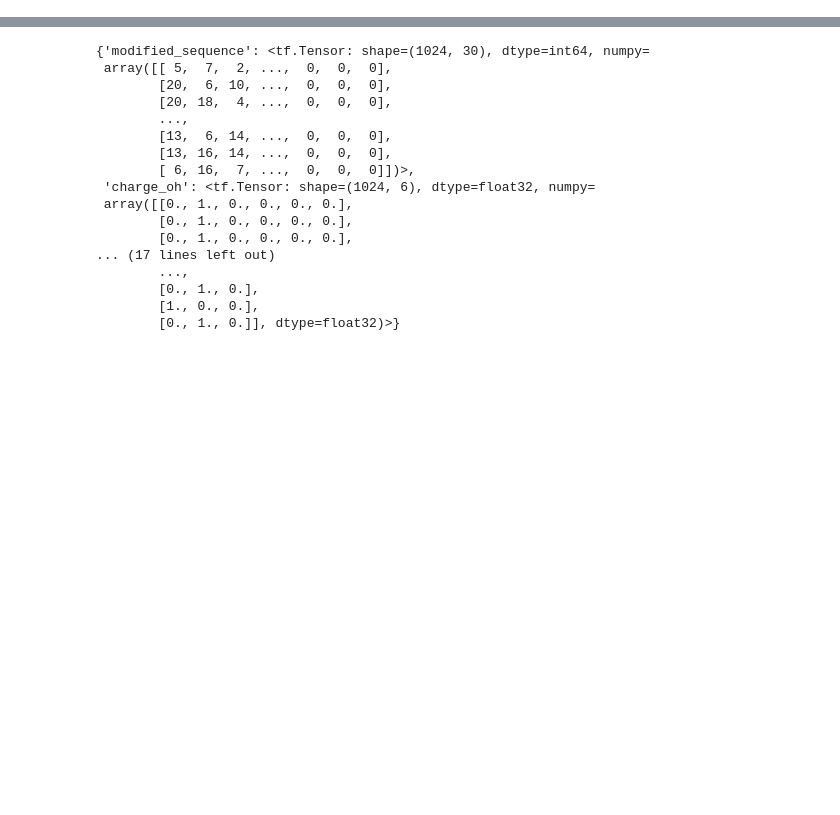
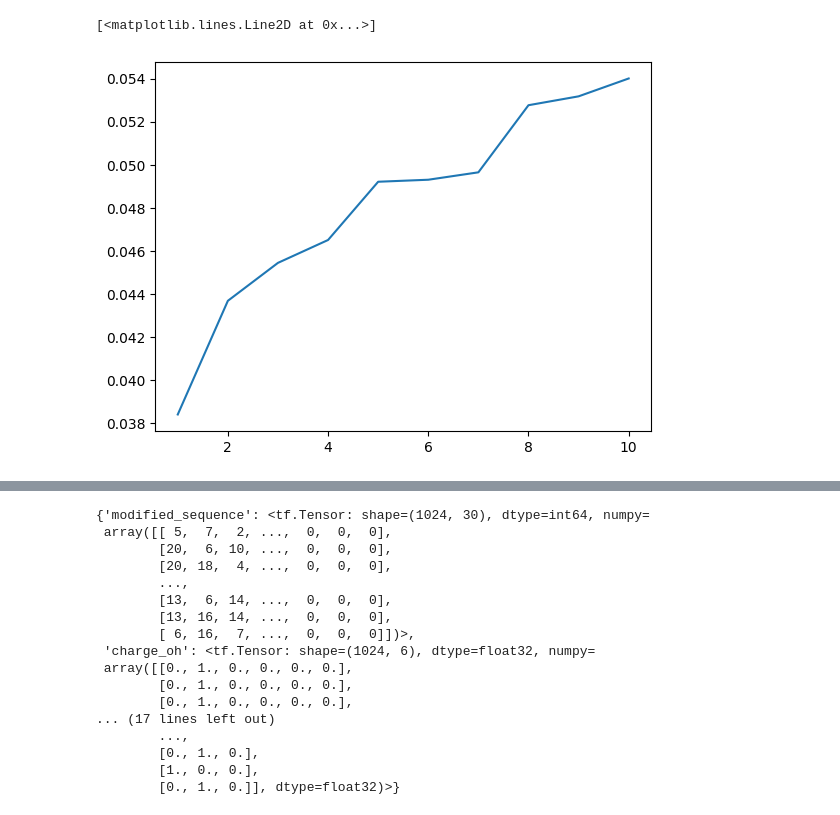
Before and after one commit to Elizabeth-Flx/dlomix-astral, a Jupyter notebook: model_evaluation.ipynb, the cells around one changed output, grey strips where cells are left out. Saved outputs shown, nothing was run; the diff lists cells and outputs as text; code cells hidden in the pictures; blank space fills up the shorter version.

```diff
--- a/model_evaluation.ipynb
+++ b/model_evaluation.ipynb
@@ -8,0 +135,11 @@ from dlomix.data import FragmentIonIntensityDataset
+# %%
+res = tf.split(results[0], 20, axis=-1)
+
+vals = [tf.math.abs(tf.reshape(res[i], [-1])) for i in range(0, 20, 2)]
+keys = np.array([i for i in range(1, 11)])
+
+std = [tf.math.reduce_mean(v) for v in vals]
+plt.plot(keys, std)
+# %% [output]
+[<matplotlib.lines.Line2D at 0x...>]
+[figure, added]
```
Also changed, not shown: parts of 12 cells of this notebook, 3 other files.
